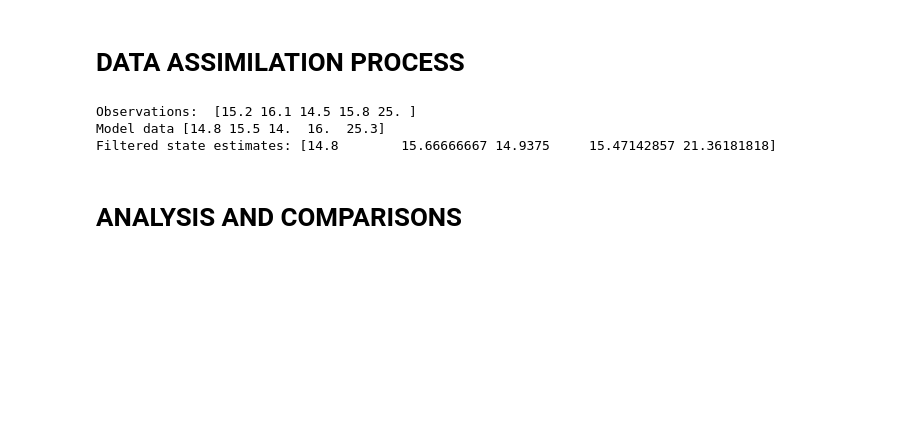
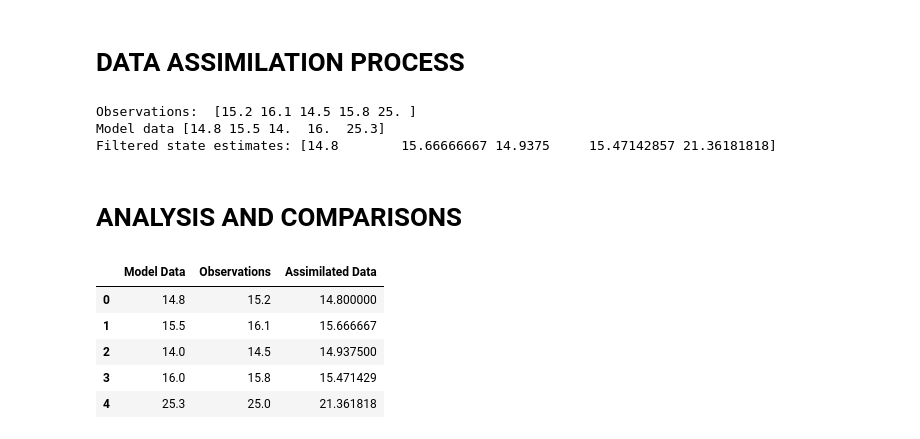
Before and after one commit to Annor-Gyimah/ms-projects, a Jupyter notebook: Simple Data Assimilation/script.ipynb, the cells around one changed output. Saved outputs shown, nothing was run; the diff lists cells and outputs as text; code cells hidden in the pictures; blank space fills up the shorter version.

```diff
--- a/Simple Data Assimilation/script.ipynb
+++ b/Simple Data Assimilation/script.ipynb
@@ -49,0 +55,15 @@ Filtered state estimates: [14.8        15.66666667 14.9375     15.47142857 21.36
+# %%
+data = {
+    "Model Data": model_data,
+    "Observations": observations,
+    "Assimilated Data": filtered_state_estimates
+}
+df = pd.DataFrame(data)
+df
+# %% [output]
+|  | Model Data | Observations | Assimilated Data |
+| 0 | 14.8 | 15.2 | 14.800000 |
+| 1 | 15.5 | 16.1 | 15.666667 |
+| 2 | 14.0 | 14.5 | 14.937500 |
+| 3 | 16.0 | 15.8 | 15.471429 |
+| 4 | 25.3 | 25.0 | 21.361818 |
```
Also changed, not shown: parts of 3 cells of this notebook, 1 other file.
